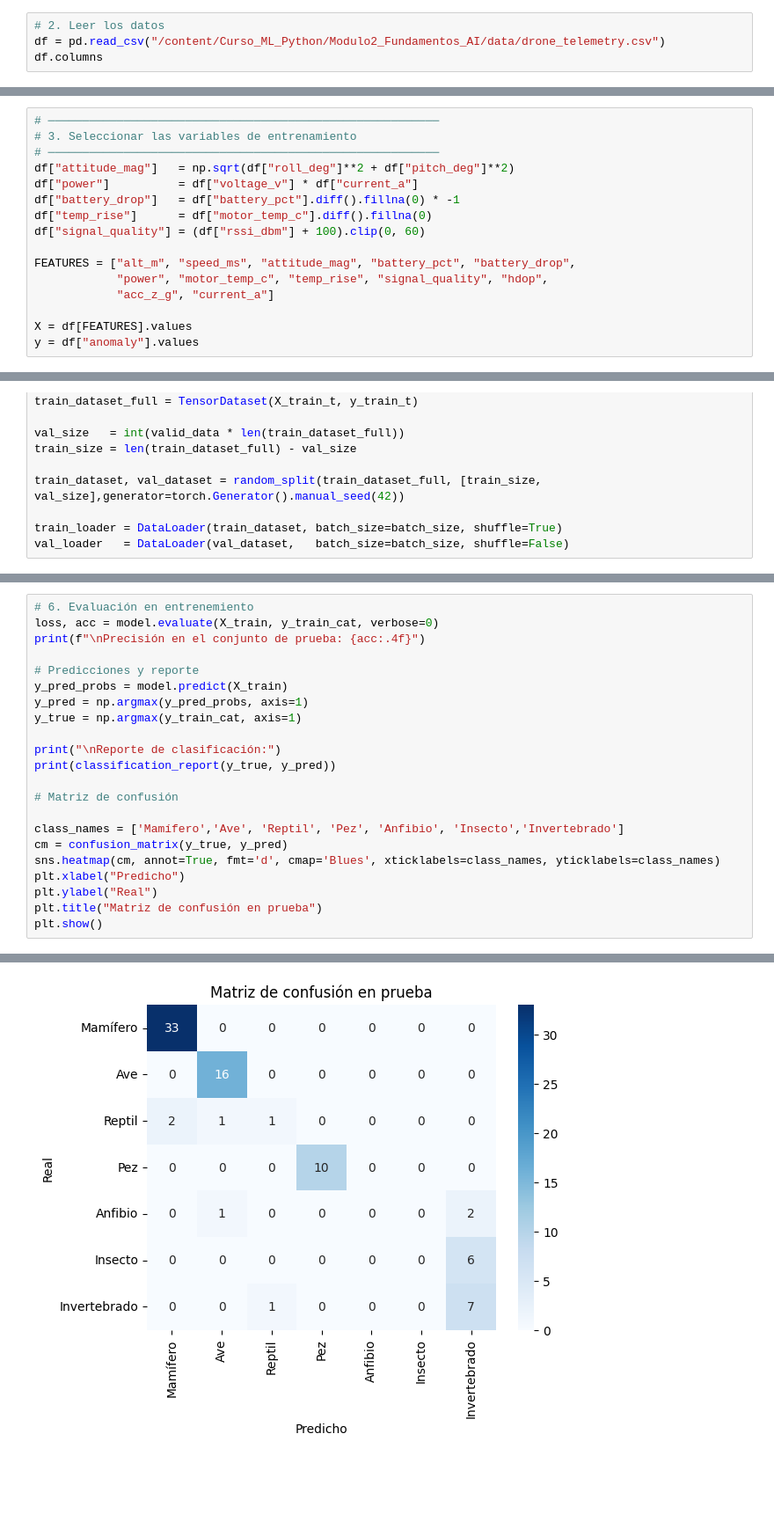
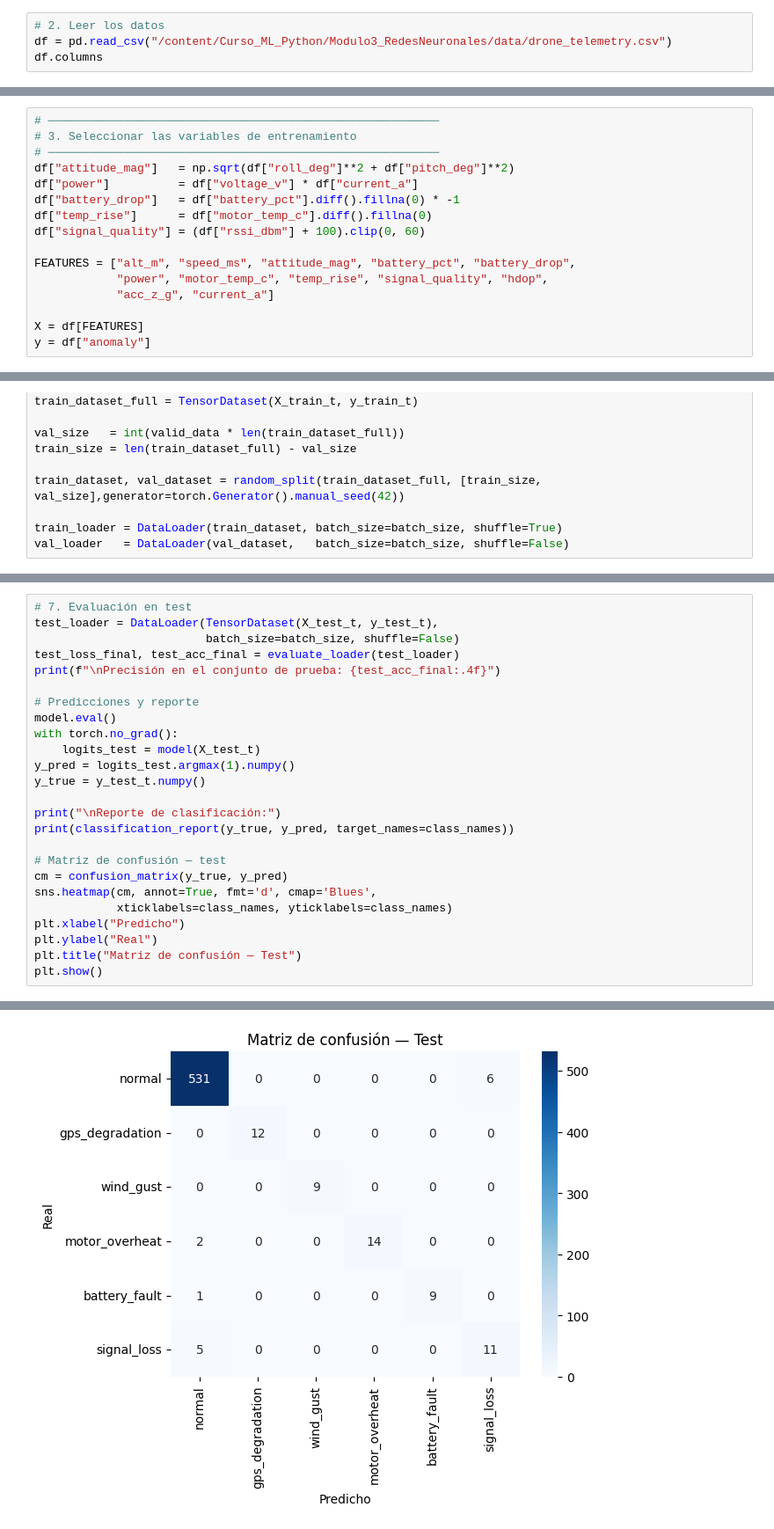
Before and after one commit to ednavivianasegura/Material_cursos_Evsa_Miuller, a Jupyter notebook: Modulo3_RedesNeuronales/RedesNeuronales_2026.ipynb, the cells around one changed output, grey strips where cells are left out. Shown at 88% size. Cells and saved outputs as stored; diff of their text form; blank space fills up the shorter version.

```diff
--- a/Modulo3_RedesNeuronales/RedesNeuronales_2026.ipynb
+++ b/Modulo3_RedesNeuronales/RedesNeuronales_2026.ipynb
@@ -2037,7 +2026,7 @@ from   rich import print
    Dispositivo: cpu
 # %%
 # 2. Leer los datos
-df = pd.read_csv("/content/Curso_ML_Python/Modulo2_Fundamentos_AI/data/drone_telemetry.csv")
+df = pd.read_csv("/content/Curso_ML_Python/Modulo3_RedesNeuronales/data/drone_telemetry.csv")
 df.columns
 # %% [output]
 Index(['timestamp', 'time_s', 'mission_id', 'mission_phase', 'lat', 'lon',
@@ -2060,5 +2049,5 @@ FEATURES = ["alt_m", "speed_ms", "attitude_mag", "battery_pct", "battery_drop",
             "power", "motor_temp_c", "temp_rise", "signal_quality", "hdop",
             "acc_z_g", "current_a"]
 
-X = df[FEATURES].values
-y = df["anomaly"].values
+X = df[FEATURES]
+y = df["anomaly"]
@@ -2183,23 +2224,26 @@ history = model.fit(
 # %%
-# 6. Evaluación en entrenemiento
-loss, acc = model.evaluate(X_train, y_train_cat, verbose=0)
-print(f"\nPrecisión en el conjunto de prueba: {acc:.4f}")
+# 7. Evaluación en test
+test_loader = DataLoader(TensorDataset(X_test_t, y_test_t),
+                         batch_size=batch_size, shuffle=False)
+test_loss_final, test_acc_final = evaluate_loader(test_loader)
+print(f"\nPrecisión en el conjunto de prueba: {test_acc_final:.4f}")
 
 # Predicciones y reporte
-y_pred_probs = model.predict(X_train)
-y_pred = np.argmax(y_pred_probs, axis=1)
-y_true = np.argmax(y_train_cat, axis=1)
+model.eval()
+with torch.no_grad():
+    logits_test = model(X_test_t)
+y_pred = logits_test.argmax(1).numpy()
+y_true = y_test_t.numpy()
 
 print("\nReporte de clasificación:")
-print(classification_report(y_true, y_pred))
+print(classification_report(y_true, y_pred, target_names=class_names))
 
-# Matriz de confusión
-
-class_names = ['Mamífero','Ave', 'Reptil', 'Pez', 'Anfibio', 'Insecto','Invertebrado']
+# Matriz de confusión — test
 cm = confusion_matrix(y_true, y_pred)
-sns.heatmap(cm, annot=True, fmt='d', cmap='Blues', xticklabels=class_names, yticklabels=class_names)
+sns.heatmap(cm, annot=True, fmt='d', cmap='Blues',
+            xticklabels=class_names, yticklabels=class_names)
 plt.xlabel("Predicho")
 plt.ylabel("Real")
-plt.title("Matriz de confusión en prueba")
+plt.title("Matriz de confusión — Test")
 plt.show()
 # %% [output]
@@ -2223 +2264 @@ weighted avg       0.76      0.84      0.79        80
-[figure, old version]
+[figure, new version]
```
Also changed, not shown: parts of 23 cells of this notebook.
